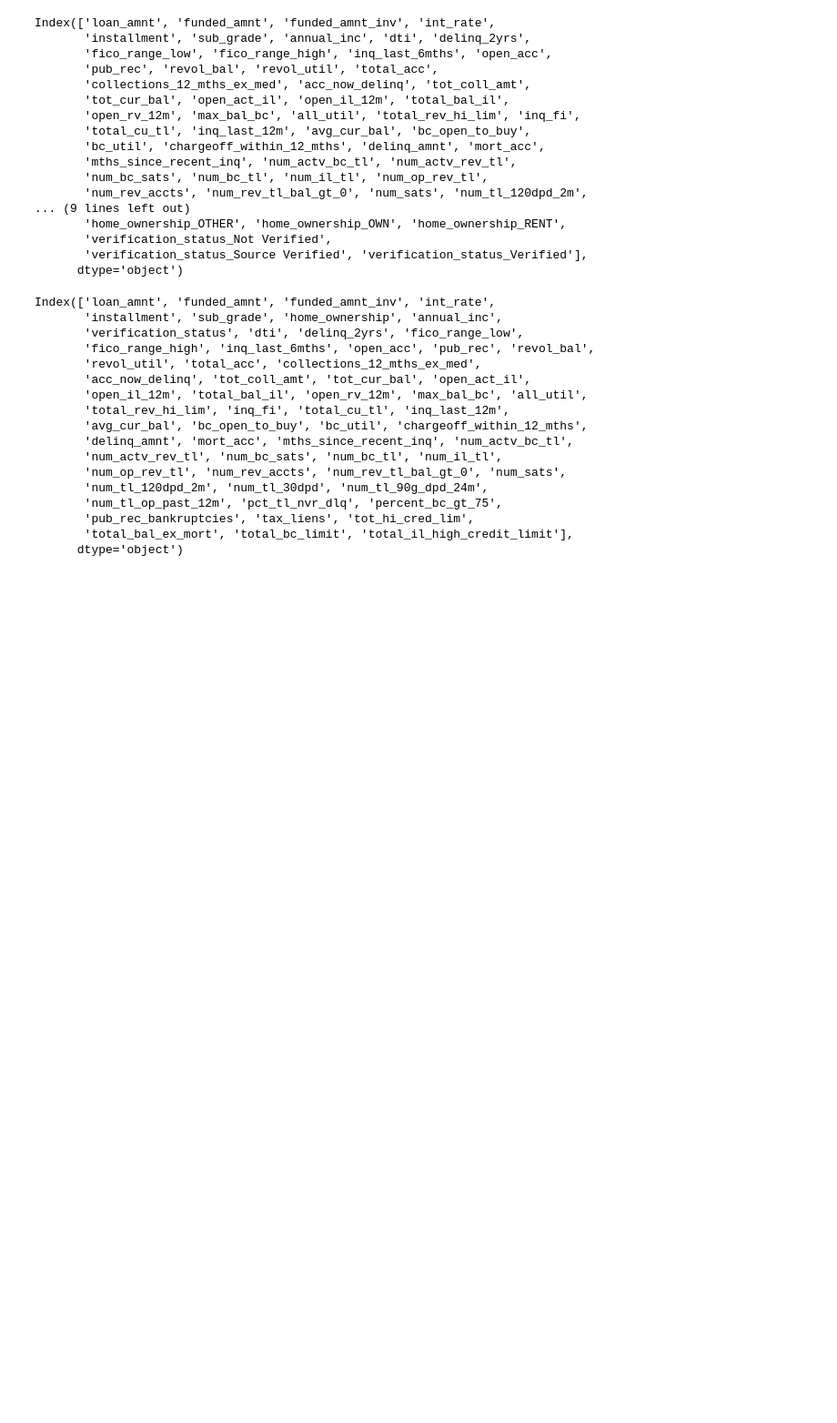
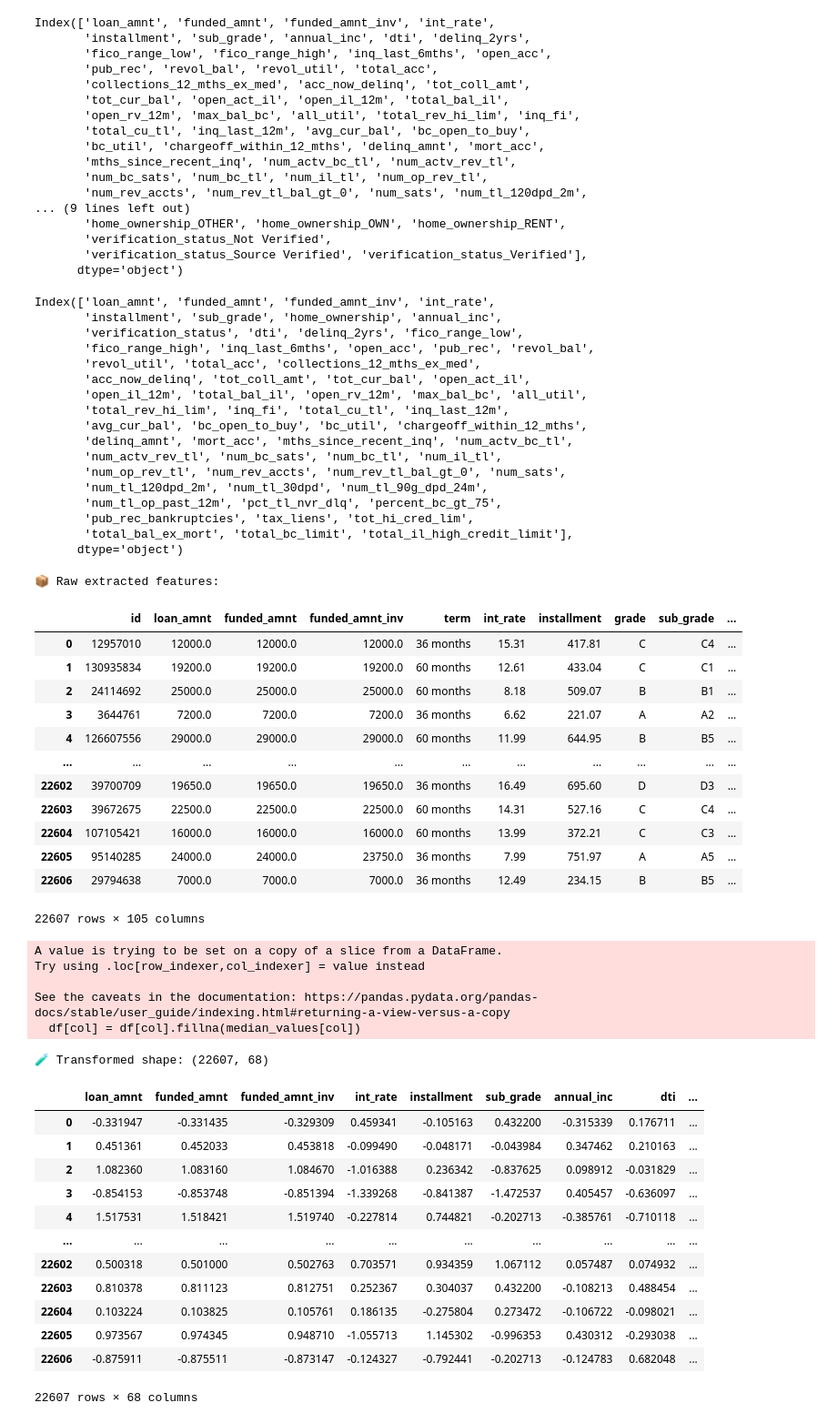
Before and after one commit to ds28-ops/loan-default-risk-assessment, a Jupyter notebook: train/inference.ipynb, the cells around one changed output. Shown at 91% size. Saved outputs shown, nothing was run; the diff lists cells and outputs as text; code cells hidden in the pictures; blank space fills up the shorter version.

```diff
--- a/train/inference.ipynb
+++ b/train/inference.ipynb
@@ -270,31 +270,65 @@ def transform_input_df(df):
 
     # Standard scaling
     df[numeric_cols] = scaler.transform(df[numeric_cols])
     df[LABEL_COL] = label_series.reset_index(drop=True)
 
     return df
 
 
 # --- Main execution ---
 
 # Replace with your actual .txt file path
 # txt_file_path = r"sample_5.txt"
 
 raw_df = pd.read_csv("/mnt/object/val/val_templatetest.csv")
 print("📦 Raw extracted features:")
 display(raw_df)
 
 # true_label = transformed_df[LABEL_COL].iloc[0] if LABEL_COL in raw_df.columns else None
 # if LABEL_COL in raw_df.columns:
 #     raw_df = raw_df.drop(columns=[LABEL_COL])
 
 transformed_df = transform_input_df(raw_df)
 if LABEL_COL in transformed_df.columns:
     transformed_df = transformed_df.drop(columns=[LABEL_COL])
 print(f"\n🧪 Transformed shape: {transformed_df.shape}")
 display(transformed_df)
-transformed_df.to_csv("/mnt/data/LoanData/val/val_templatetest_transformed.csv")
+transformed_df.to_csv("val_templatetest_transformed.csv")
 # Predict
 # prediction = model.predict(transformed_df.values)[0]
 # print(f"\n🔮 Predicted risk class: {prediction}")
 # print(f"✅ True label (if present): {true_label}")
+# %% [output]
+📦 Raw extracted features:
+|  | id | loan_amnt | funded_amnt | funded_amnt_inv | term | int_rate | installment | grade | sub_grade | ... |
+| 0 | 12957010 | 12000.0 | 12000.0 | 12000.0 | 36 months | 15.31 | 417.81 | C | C4 | ... |
+| 1 | 130935834 | 19200.0 | 19200.0 | 19200.0 | 60 months | 12.61 | 433.04 | C | C1 | ... |
+| 2 | 24114692 | 25000.0 | 25000.0 | 25000.0 | 60 months | 8.18 | 509.07 | B | B1 | ... |
+| 3 | 3644761 | 7200.0 | 7200.0 | 7200.0 | 36 months | 6.62 | 221.07 | A | A2 | ... |
+| 4 | 126607556 | 29000.0 | 29000.0 | 29000.0 | 60 months | 11.99 | 644.95 | B | B5 | ... |
+| ... | ... | ... | ... | ... | ... | ... | ... | ... | ... | ... |
+| 22602 | 39700709 | 19650.0 | 19650.0 | 19650.0 | 36 months | 16.49 | 695.60 | D | D3 | ... |
+| 22603 | 39672675 | 22500.0 | 22500.0 | 22500.0 | 60 months | 14.31 | 527.16 | C | C4 | ... |
+| 22604 | 107105421 | 16000.0 | 16000.0 | 16000.0 | 60 months | 13.99 | 372.21 | C | C3 | ... |
+| 22605 | 95140285 | 24000.0 | 24000.0 | 23750.0 | 36 months | 7.99 | 751.97 | A | A5 | ... |
+| 22606 | 29794638 | 7000.0 | 7000.0 | 7000.0 | 36 months | 12.49 | 234.15 | B | B5 | ... |
+22607 rows × 105 columns
+A value is trying to be set on a copy of a slice from a DataFrame.
+Try using .loc[row_indexer,col_indexer] = value instead
+
+See the caveats in the documentation: https://pandas.pydata.org/pandas-docs/stable/user_guide/indexing.html#returning-a-view-versus-a-copy
+  df[col] = df[col].fillna(median_values[col])
+🧪 Transformed shape: (22607, 68)
+|  | loan_amnt | funded_amnt | funded_amnt_inv | int_rate | installment | sub_grade | annual_inc | dti | ... |
+| 0 | -0.331947 | -0.331435 | -0.329309 | 0.459341 | -0.105163 | 0.432200 | -0.315339 | 0.176711 | ... |
+| 1 | 0.451361 | 0.452033 | 0.453818 | -0.099490 | -0.048171 | -0.043984 | 0.347462 | 0.210163 | ... |
+| 2 | 1.082360 | 1.083160 | 1.084670 | -1.016388 | 0.236342 | -0.837625 | 0.098912 | -0.031829 | ... |
+| 3 | -0.854153 | -0.853748 | -0.851394 | -1.339268 | -0.841387 | -1.472537 | 0.405457 | -0.636097 | ... |
+| 4 | 1.517531 | 1.518421 | 1.519740 | -0.227814 | 0.744821 | -0.202713 | -0.385761 | -0.710118 | ... |
+| ... | ... | ... | ... | ... | ... | ... | ... | ... | ... |
+| 22602 | 0.500318 | 0.501000 | 0.502763 | 0.703571 | 0.934359 | 1.067112 | 0.057487 | 0.074932 | ... |
+| 22603 | 0.810378 | 0.811123 | 0.812751 | 0.252367 | 0.304037 | 0.432200 | -0.108213 | 0.488454 | ... |
+| 22604 | 0.103224 | 0.103825 | 0.105761 | 0.186135 | -0.275804 | 0.273472 | -0.106722 | -0.098021 | ... |
+| 22605 | 0.973567 | 0.974345 | 0.948710 | -1.055713 | 1.145302 | -0.996353 | 0.430312 | -0.293038 | ... |
+| 22606 | -0.875911 | -0.875511 | -0.873147 | -0.124327 | -0.792441 | -0.202713 | -0.124783 | 0.682048 | ... |
+22607 rows × 68 columns
```
Also changed, not shown: parts of 1 cell of this notebook, 5 other files.
